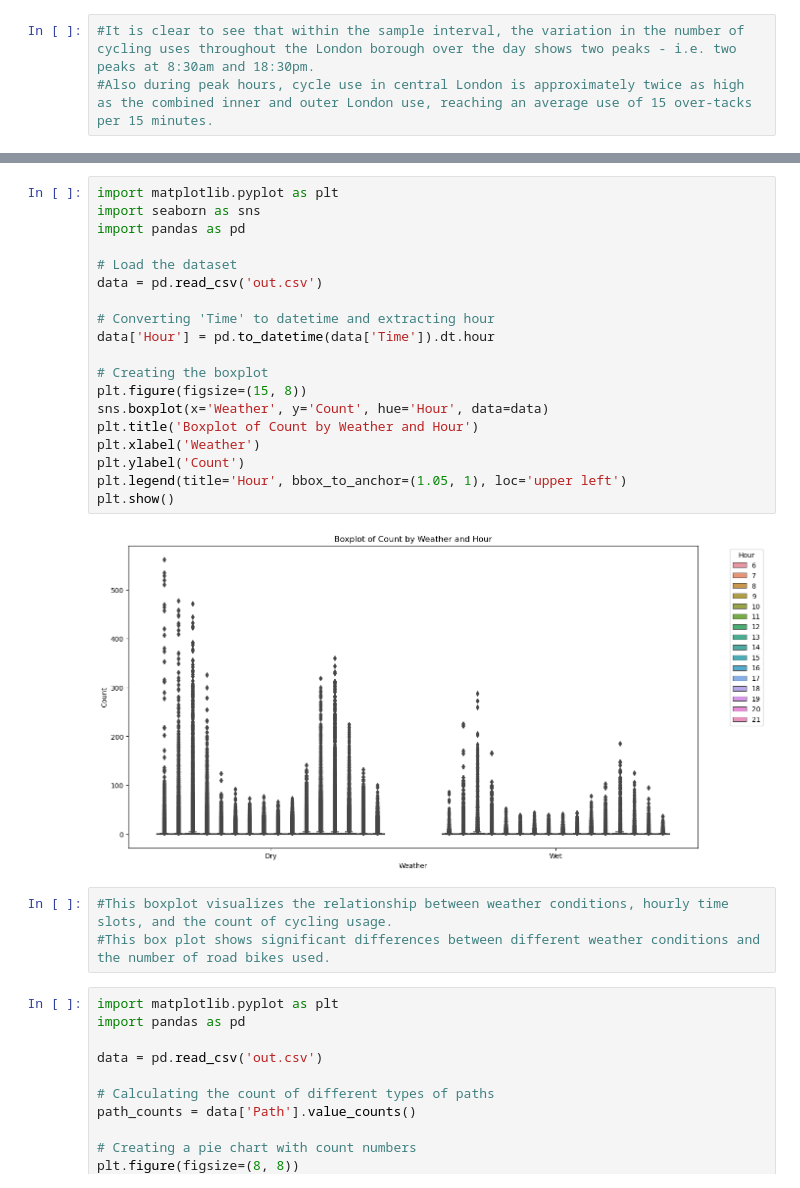
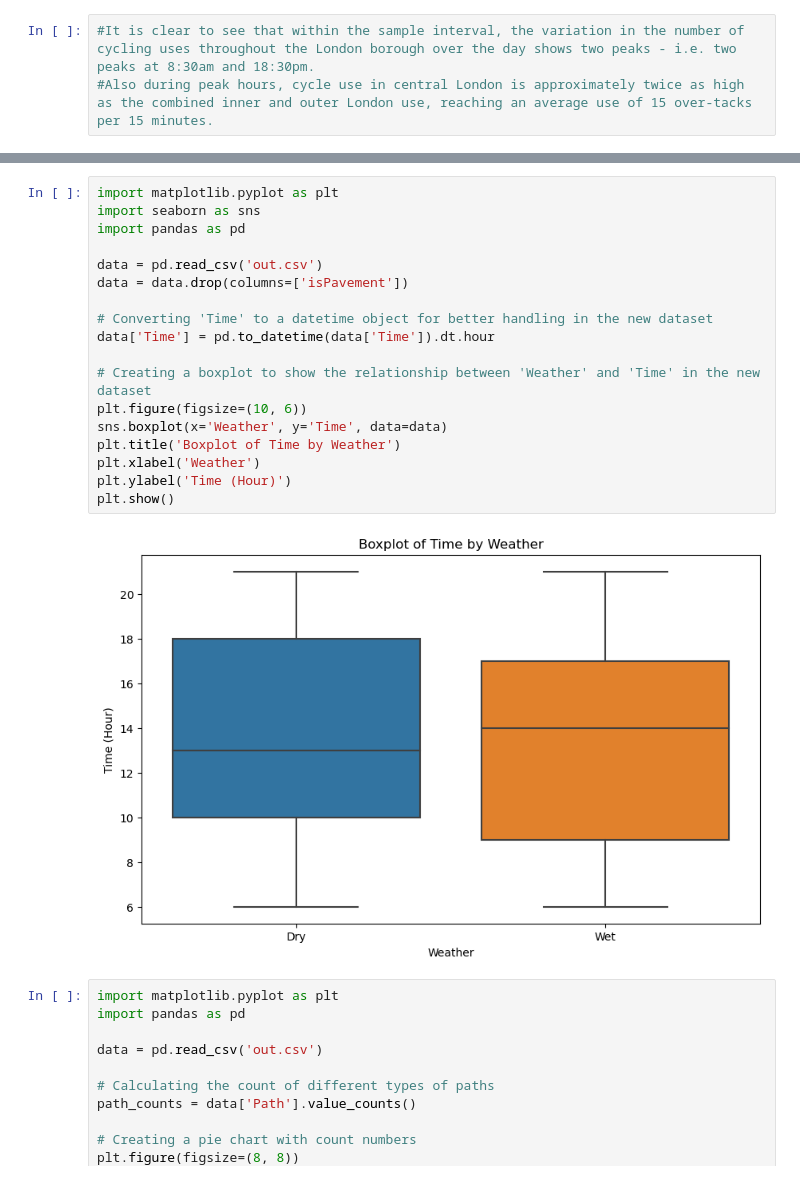
Before and after one commit to sokimura39/QM_Group, a Jupyter notebook: QM_descriptive.ipynb, the cells around one changed output, grey strips where cells are left out. Drawn from its saved outputs; the diff is of its cells as text.

```diff
--- a/QM_descriptive.ipynb
+++ b/QM_descriptive.ipynb
@@ -99,27 +96,23 @@ plt.show()
 # %%
 import matplotlib.pyplot as plt
 import seaborn as sns
 import pandas as pd
 
-# Load the dataset
 data = pd.read_csv('out.csv')
+data = data.drop(columns=['isPavement'])
 
-# Converting 'Time' to datetime and extracting hour
-data['Hour'] = pd.to_datetime(data['Time']).dt.hour
+# Converting 'Time' to a datetime object for better handling in the new dataset
+data['Time'] = pd.to_datetime(data['Time']).dt.hour
 
-# Creating the boxplot
-plt.figure(figsize=(15, 8))
-sns.boxplot(x='Weather', y='Count', hue='Hour', data=data)
-plt.title('Boxplot of Count by Weather and Hour')
+# Creating a boxplot to show the relationship between 'Weather' and 'Time' in the new dataset
+plt.figure(figsize=(10, 6))
+sns.boxplot(x='Weather', y='Time', data=data)
+plt.title('Boxplot of Time by Weather')
 plt.xlabel('Weather')
-plt.ylabel('Count')
-plt.legend(title='Hour', bbox_to_anchor=(1.05, 1), loc='upper left')
+plt.ylabel('Time (Hour)')
 plt.show()
 # %% [output]
-[figure, old version]
+[figure, new version]
-# %%
-#This boxplot visualizes the relationship between weather conditions, hourly time slots, and the count of cycling usage.
-#This box plot shows significant differences between different weather conditions and the number of road bikes used.
 # %%
 import matplotlib.pyplot as plt
 import pandas as pd
```
Also changed, not shown: parts of 2 cells of this notebook.
